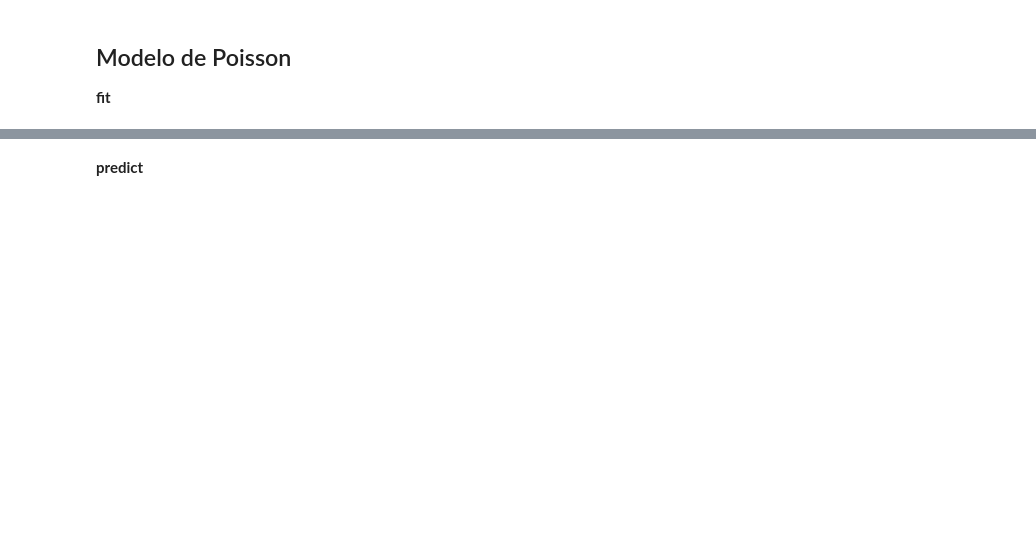
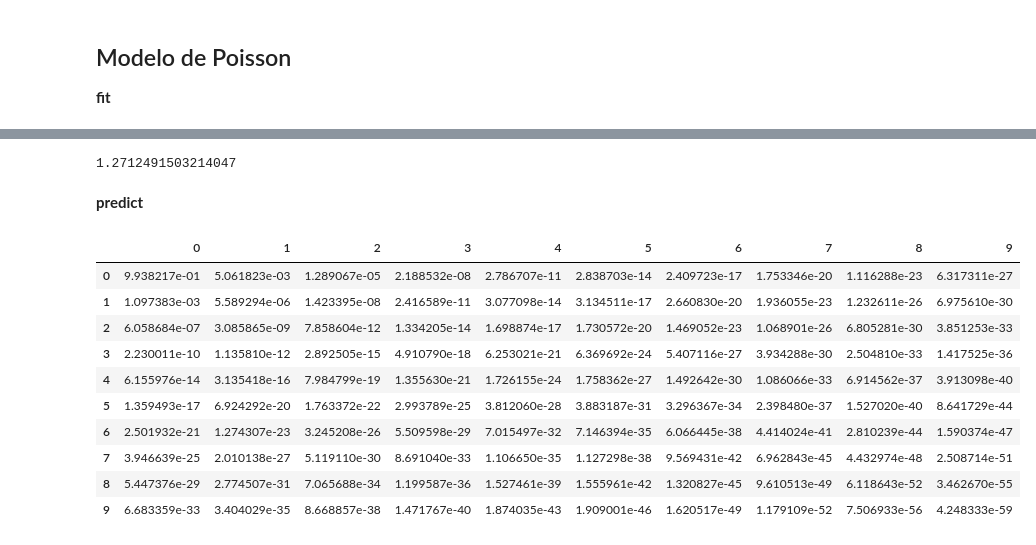
Before and after one commit to YonatanRA/ds_tb_part_21_09, a Jupyter notebook: 03-Machine_Learning/6.1 - Regresion de Poisson-Maher.ipynb, the cells around one changed output, grey strips where cells are left out. Saved outputs shown, nothing was run; the diff lists cells and outputs as text; code cells hidden in the pictures; blank space fills up the shorter version.

```diff
--- a/03-Machine_Learning/6.1 - Regresion de Poisson-Maher.ipynb
+++ b/03-Machine_Learning/6.1 - Regresion de Poisson-Maher.ipynb
@@ -71,2 +259,8 @@ Veamos primero la extracción de datos desde [aqui](https://www.football-data.co
+# %%
+# valor de jugar en casa
+
+np.exp(0.24)
+# %% [output]
+1.2712491503214047
 # %% [markdown]
 **predict**
@@ -72,0 +286,14 @@ Veamos primero la extracción de datos desde [aqui](https://www.football-data.co
+# %%
+pd.DataFrame(partido)
+# %% [output]
+|  | 0 | 1 | 2 | 3 | 4 | 5 | 6 | 7 | 8 | 9 |
+| 0 | 9.938217e-01 | 5.061823e-03 | 1.289067e-05 | 2.188532e-08 | 2.786707e-11 | 2.838703e-14 | 2.409723e-17 | 1.753346e-20 | 1.116288e-23 | 6.317311e-27 |
+| 1 | 1.097383e-03 | 5.589294e-06 | 1.423395e-08 | 2.416589e-11 | 3.077098e-14 | 3.134511e-17 | 2.660830e-20 | 1.936055e-23 | 1.232611e-26 | 6.975610e-30 |
+| 2 | 6.058684e-07 | 3.085865e-09 | 7.858604e-12 | 1.334205e-14 | 1.698874e-17 | 1.730572e-20 | 1.469052e-23 | 1.068901e-26 | 6.805281e-30 | 3.851253e-33 |
+| 3 | 2.230011e-10 | 1.135810e-12 | 2.892505e-15 | 4.910790e-18 | 6.253021e-21 | 6.369692e-24 | 5.407116e-27 | 3.934288e-30 | 2.504810e-33 | 1.417525e-36 |
+| 4 | 6.155976e-14 | 3.135418e-16 | 7.984799e-19 | 1.355630e-21 | 1.726155e-24 | 1.758362e-27 | 1.492642e-30 | 1.086066e-33 | 6.914562e-37 | 3.913098e-40 |
+| 5 | 1.359493e-17 | 6.924292e-20 | 1.763372e-22 | 2.993789e-25 | 3.812060e-28 | 3.883187e-31 | 3.296367e-34 | 2.398480e-37 | 1.527020e-40 | 8.641729e-44 |
+| 6 | 2.501932e-21 | 1.274307e-23 | 3.245208e-26 | 5.509598e-29 | 7.015497e-32 | 7.146394e-35 | 6.066445e-38 | 4.414024e-41 | 2.810239e-44 | 1.590374e-47 |
+| 7 | 3.946639e-25 | 2.010138e-27 | 5.119110e-30 | 8.691040e-33 | 1.106650e-35 | 1.127298e-38 | 9.569431e-42 | 6.962843e-45 | 4.432974e-48 | 2.508714e-51 |
+| 8 | 5.447376e-29 | 2.774507e-31 | 7.065688e-34 | 1.199587e-36 | 1.527461e-39 | 1.555961e-42 | 1.320827e-45 | 9.610513e-49 | 6.118643e-52 | 3.462670e-55 |
+| 9 | 6.683359e-33 | 3.404029e-35 | 8.668857e-38 | 1.471767e-40 | 1.874035e-43 | 1.909001e-46 | 1.620517e-49 | 1.179109e-52 | 7.506933e-56 | 4.248333e-59 |
```
Also changed, not shown: parts of 22 cells of this notebook.
